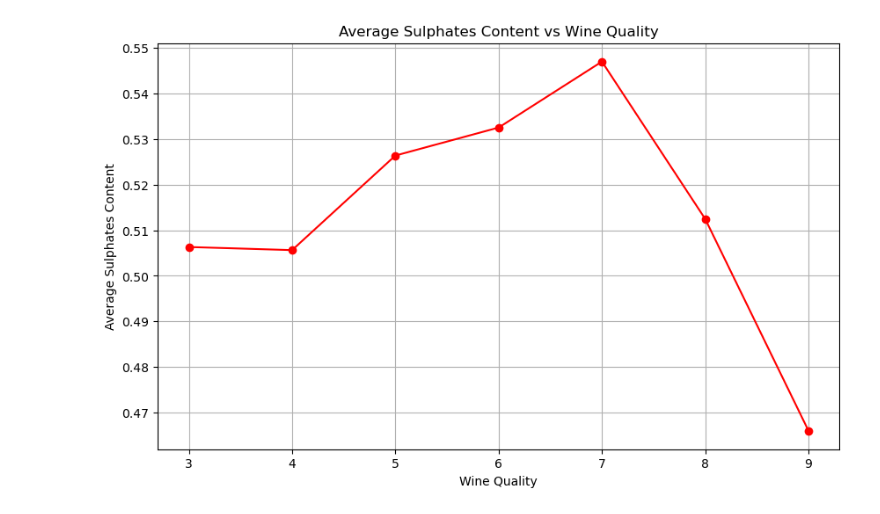
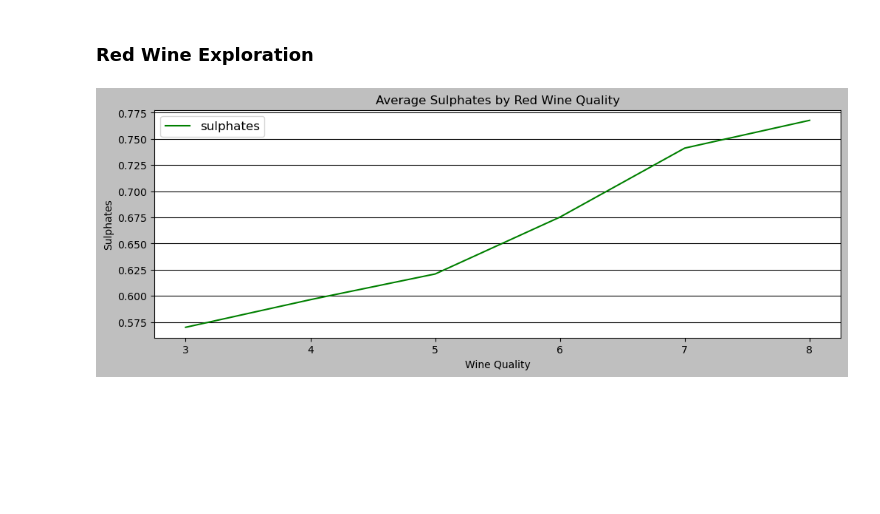
Before and after one commit to AiSuccessNow/Wine-Quality-Analysis, a Jupyter notebook: cleaned_wine_data.ipynb, the cells around one changed output. Cells and saved outputs as stored; diff of their text form; code cells hidden in the pictures; blank space fills up the shorter version.

Commit message:
last update with new visuals

```diff
--- a/cleaned_wine_data.ipynb
+++ b/cleaned_wine_data.ipynb
@@ -43,12 +48,12 @@ plt.show()
+# %% [markdown]
+### Red Wine Exploration
 # %%
-# Calculate the average sulphates content for each quality rating
-avg_sulphates_quality = wine_df.groupby('quality')['sulphates'].mean()
-plt.figure(figsize=(10, 6))
-plt.plot(avg_sulphates_quality.index, avg_sulphates_quality.values, marker='o', linestyle='-', color='r')
-plt.title('Average Sulphates Content vs Wine Quality')
+red_wine_df.groupby('quality')[["sulphates"]].mean().plot(kind='line',color="green",figsize=(12, 4),fontsize=10)
+plt.title('Average Sulphates by Red Wine Quality')
 plt.xlabel('Wine Quality')
-plt.ylabel('Average Sulphates Content')
-plt.grid(True)
+plt.legend(fontsize = 12)
+plt.ylabel('Sulphates')
+plt.grid(axis='y')
 plt.show()
 # %% [output]
-[figure, old version]
+[figure, new version]
```
Also changed, not shown: parts of 21 cells of this notebook.
